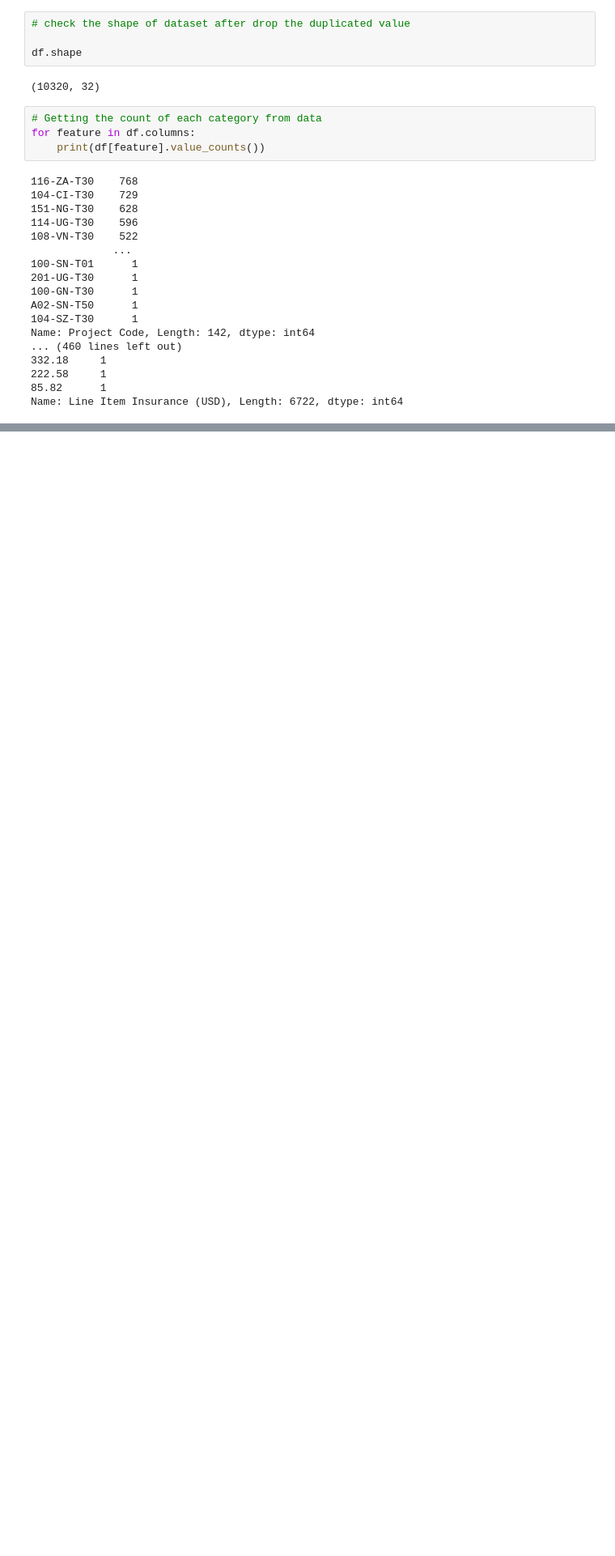
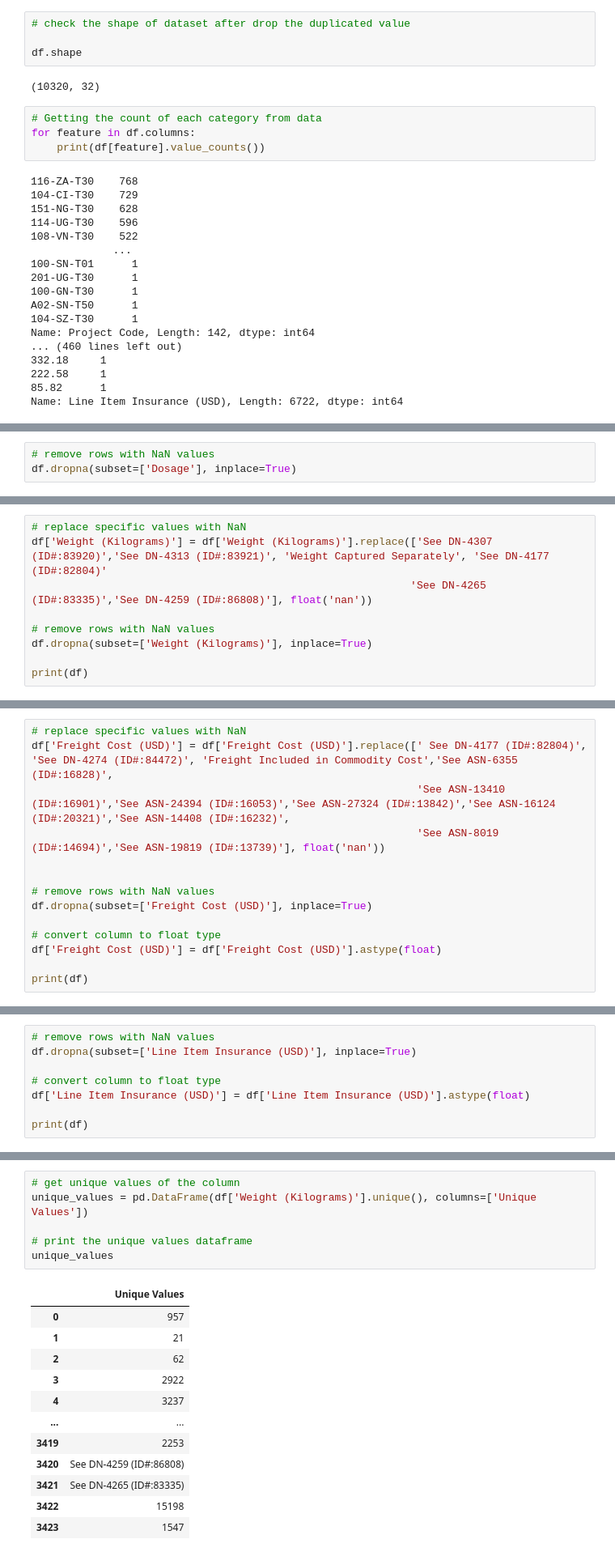
Before and after one commit to alinegorischf/Shipment-Price-Prediction, a Jupyter notebook: Shipment_Price_Prediction.ipynb, the cells around one changed output, grey strips where cells are left out. Shown at 81% size. Saved outputs shown, nothing was run; the diff lists cells and outputs as text; blank space fills up the shorter version.

```diff
--- a/Shipment_Price_Prediction.ipynb
+++ b/Shipment_Price_Prediction.ipynb
@@ -301,3 +416,6 @@ for feature in df.columns:
+# %%
+# remove rows with NaN values
+df.dropna(subset=['Dosage'], inplace=True)
 # %%
 df['Weight (Kilograms)']
 # %% [output]
@@ -315,0 +434,9 @@ Name: Weight (Kilograms), Length: 10320, dtype: object
+# %%
+# replace specific values with NaN
+df['Weight (Kilograms)'] = df['Weight (Kilograms)'].replace(['See DN-4307 (ID#:83920)','See DN-4313 (ID#:83921)', 'Weight Captured Separately', 'See DN-4177 (ID#:82804)'
+                                                            'See DN-4265 (ID#:83335)','See DN-4259 (ID#:86808)'], float('nan'))
+
+# remove rows with NaN values
+df.dropna(subset=['Weight (Kilograms)'], inplace=True)
+
+print(df)
@@ -345,0 +476,14 @@ Name: PO Sent to Vendor Date, Length: 10320, dtype: object
+# %%
+# replace specific values with NaN
+df['Freight Cost (USD)'] = df['Freight Cost (USD)'].replace([' See DN-4177 (ID#:82804)', 'See DN-4274 (ID#:84472)', 'Freight Included in Commodity Cost','See ASN-6355 (ID#:16828)',
+                                                             'See ASN-13410 (ID#:16901)','See ASN-24394 (ID#:16053)','See ASN-27324 (ID#:13842)','See ASN-16124 (ID#:20321)','See ASN-14408 (ID#:16232)',
+                                                             'See ASN-8019 (ID#:14694)','See ASN-19819 (ID#:13739)'], float('nan'))
+
+
+# remove rows with NaN values
+df.dropna(subset=['Freight Cost (USD)'], inplace=True)
+
+# convert column to float type
+df['Freight Cost (USD)'] = df['Freight Cost (USD)'].astype(float)
+
+print(df)
@@ -345,0 +507,8 @@ Name: PO Sent to Vendor Date, Length: 10320, dtype: object
+# %%
+# remove rows with NaN values
+df.dropna(subset=['Line Item Insurance (USD)'], inplace=True)
+
+# convert column to float type
+df['Line Item Insurance (USD)'] = df['Line Item Insurance (USD)'].astype(float)
+
+print(df)
@@ -345,0 +553,19 @@ Name: PO Sent to Vendor Date, Length: 10320, dtype: object
+# %%
+# get unique values of the column
+unique_values = pd.DataFrame(df['Weight (Kilograms)'].unique(), columns=['Unique Values'])
+
+# print the unique values dataframe
+unique_values
+# %% [output]
+|  | Unique Values |
+| 0 | 957 |
+| 1 | 21 |
+| 2 | 62 |
+| 3 | 2922 |
+| 4 | 3237 |
+| ... | ... |
+| 3419 | 2253 |
+| 3420 | See DN-4259 (ID#:86808) |
+| 3421 | See DN-4265 (ID#:83335) |
+| 3422 | 15198 |
+| 3423 | 1547 |
```
Also changed, not shown: parts of 23 cells of this notebook.
